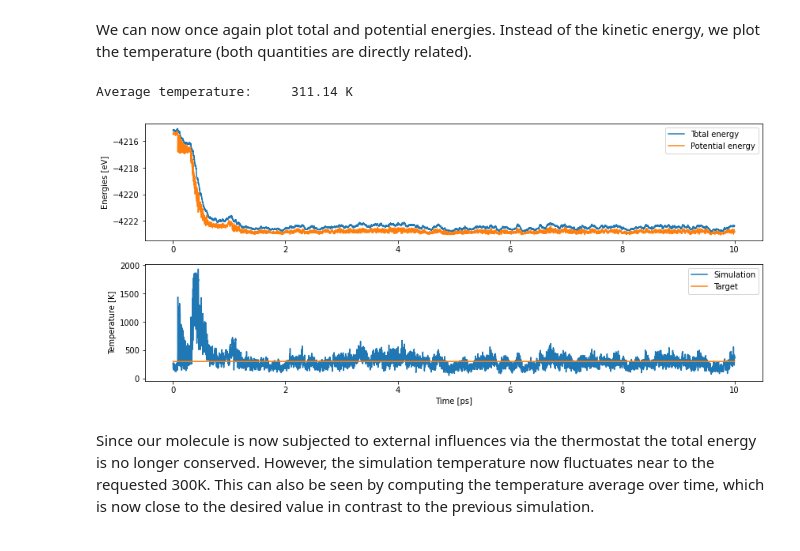
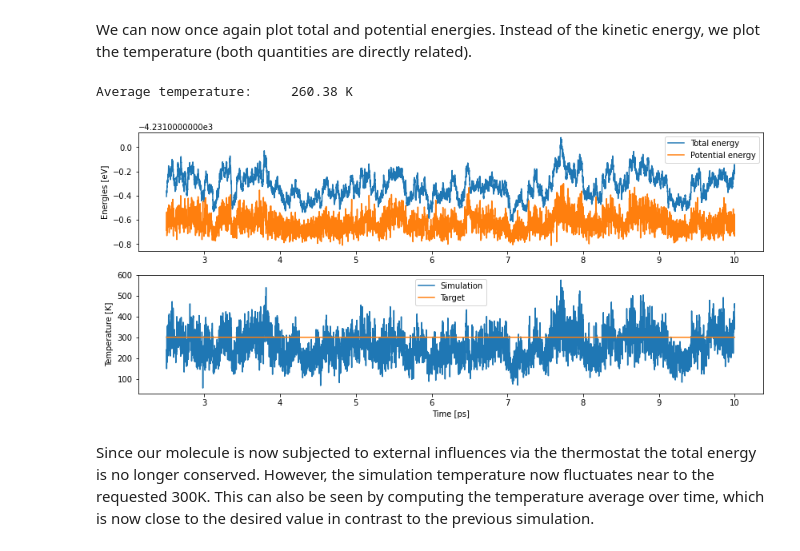
Before and after one commit to atomistic-machine-learning/schnetpack, a Jupyter notebook: docs/tutorials/tutorial_03_force_models.ipynb, the cells around one changed output. Saved outputs shown, nothing was run; the diff lists cells and outputs as text; code cells hidden in the pictures.

```diff
--- a/docs/tutorials/tutorial_03_force_models.ipynb
+++ b/docs/tutorials/tutorial_03_force_models.ipynb
@@ -478,42 +526,44 @@ ethanol_ase.run_md(20000)
 We can now once again plot total and potential energies.
 Instead of the kinetic energy, we plot the temperature (both quantities are directly related).
 # %%
+skip_initial = 5000
+
 # Load logged results
 results = np.loadtxt(os.path.join(ase_dir, 'simulation_300K.log'), skiprows=1)
 
 # Determine time axis
-time = results[:,0]
+time = results[skip_initial:,0]
 #0.02585
 # Load energies
-energy_tot = results[:,1]
-energy_pot = results[:,2]
+energy_tot = results[skip_initial:,1]
+energy_pot = results[skip_initial:,2]
 
 # Construct figure
 plt.figure(figsize=(14,6))
 
 # Plot energies
 plt.subplot(2,1,1)
 plt.plot(time, energy_tot, label='Total energy')
 plt.plot(time, energy_pot, label='Potential energy')
 plt.ylabel('Energies [eV]')
 plt.legend()
 
 # Plot Temperature
-temperature = results[:,4]
+temperature = results[skip_initial:,4]
 
 # Compute average temperature
 print('Average temperature: {:10.2f} K'.format(np.mean(temperature)))
 
 plt.subplot(2,1,2)
 plt.plot(time, temperature, label='Simulation')
 plt.ylabel('Temperature [K]')
 plt.xlabel('Time [ps]')
 plt.plot(time, np.ones_like(temperature)*300, label='Target')
 plt.legend()
 plt.show()
 # %% [output]
-Average temperature:     311.14 K
+Average temperature:     260.38 K
-[figure, old version]
+[figure, new version]
 # %% [markdown]
 Since our molecule is now subjected to external influences via the thermostat the total energy is no longer conserved.
 However, the simulation temperature now fluctuates near to the requested 300K.
```
Also changed, not shown: parts of 13 cells of this notebook.
